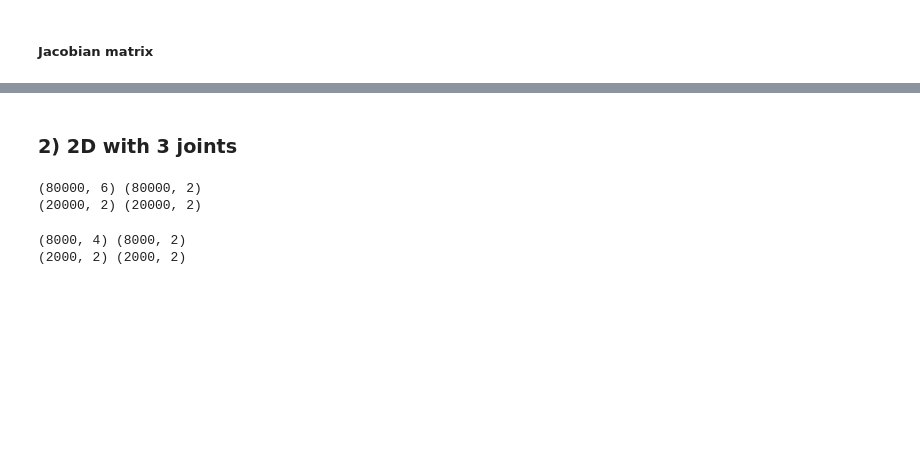
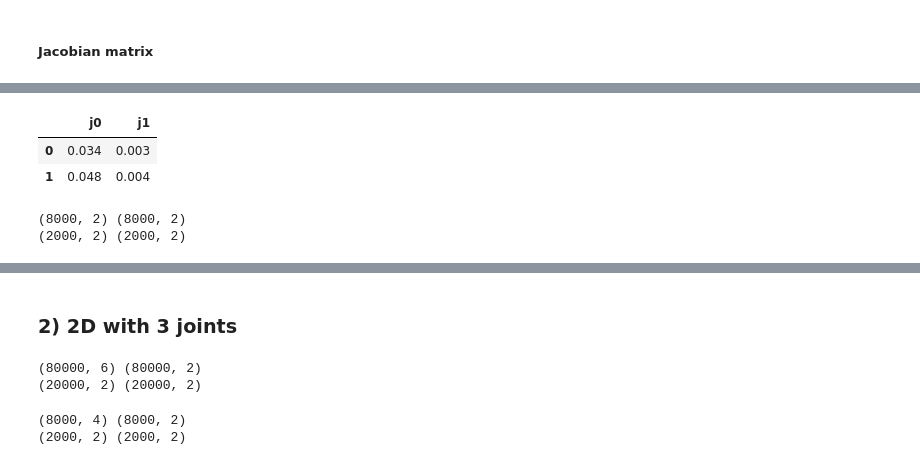
Before and after one commit to Mowibox/Mujoco-ML, a Jupyter notebook: mujoco_ml.ipynb, the cells around one changed output, grey strips where cells are left out. Saved outputs shown, nothing was run; the diff lists cells and outputs as text; code cells hidden in the pictures; blank space fills up the shorter version.

```diff
--- a/mujoco_ml.ipynb
+++ b/mujoco_ml.ipynb
@@ -590,0 +575,25 @@ Jacobian Matrix analytical:
+# %%
+X_2R_raw = df_2R[['j0', ' j1']].values
+
+X_2R_raw = pd.DataFrame(X_2R_raw, columns=['j0', 'j1'])
+display(X_2R_raw.head(2))
+# %% [output]
+|  | j0 | j1 |
+| 0 | 0.034 | 0.003 |
+| 1 | 0.048 | 0.004 |
+# %%
+percentage = 0.1
+X_2R_raw_train, X_2R_raw_test, y_2R_raw_train, y_2R_raw_test = train_test_split(X_2R_raw, y_2R_pos, test_size=0.2, random_state=2184503)
+
+subset_size_train = int(len(X_2R_raw_train)*percentage)
+subset_size_test = int(len(X_2R_raw_test)*percentage)
+X_2R_raw_train = X_2R_raw_train[:subset_size_train]
+y_2R_raw_train = y_2R_raw_train[:subset_size_train]
+X_2R_raw_test = X_2R_raw_test[:subset_size_test]
+y_2R_raw_test = y_2R_raw_test[:subset_size_test]
+
+print(X_2R_raw_train.shape, y_2R_raw_train.shape)
+print(y_2R_raw_test.shape, y_2R_raw_test.shape)
+# %% [output]
+(8000, 2) (8000, 2)
+(2000, 2) (2000, 2)
```
Also changed, not shown: parts of 31 cells of this notebook.
